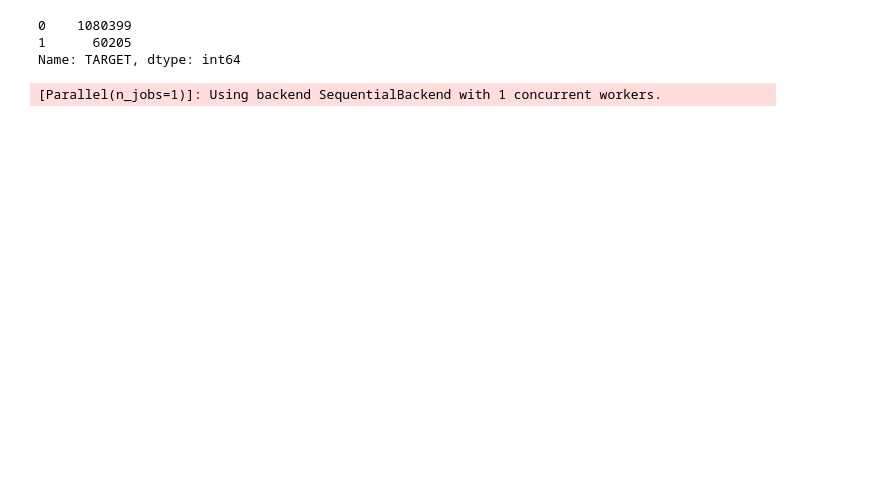
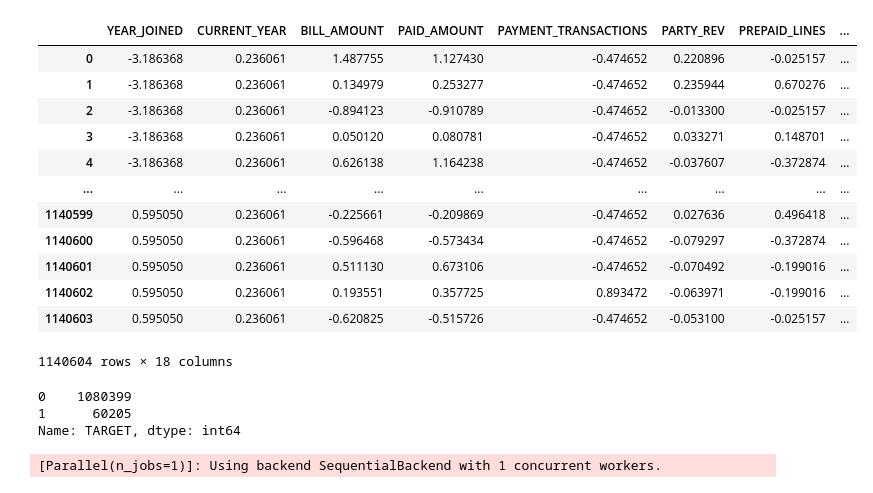
Before and after one commit to new-superuser-alt9193/DeepLearning, a Jupyter notebook: crisp_dm/modeling/churn_logisticregression.ipynb, the cells around one changed output. Saved outputs shown, nothing was run; the diff lists cells and outputs as text; code cells hidden in the pictures; blank space fills up the shorter version.

```diff
--- a/crisp_dm/modeling/churn_logisticregression.ipynb
+++ b/crisp_dm/modeling/churn_logisticregression.ipynb
@@ -28,3 +35,20 @@ x
+# %%
+x = pd.DataFrame(x, columns= columns)
+x
+# %% [output]
+|  | YEAR_JOINED | CURRENT_YEAR | BILL_AMOUNT | PAID_AMOUNT | PAYMENT_TRANSACTIONS | PARTY_REV | PREPAID_LINES | ... |
+| 0 | -3.186368 | 0.236061 | 1.487755 | 1.127430 | -0.474652 | 0.220896 | -0.025157 | ... |
+| 1 | -3.186368 | 0.236061 | 0.134979 | 0.253277 | -0.474652 | 0.235944 | 0.670276 | ... |
+| 2 | -3.186368 | 0.236061 | -0.894123 | -0.910789 | -0.474652 | -0.013300 | -0.025157 | ... |
+| 3 | -3.186368 | 0.236061 | 0.050120 | 0.080781 | -0.474652 | 0.033271 | 0.148701 | ... |
+| 4 | -3.186368 | 0.236061 | 0.626138 | 1.164238 | -0.474652 | -0.037607 | -0.372874 | ... |
+| ... | ... | ... | ... | ... | ... | ... | ... | ... |
+| 1140599 | 0.595050 | 0.236061 | -0.225661 | -0.209869 | -0.474652 | 0.027636 | 0.496418 | ... |
+| 1140600 | 0.595050 | 0.236061 | -0.596468 | -0.573434 | -0.474652 | -0.079297 | -0.372874 | ... |
+| 1140601 | 0.595050 | 0.236061 | 0.511130 | 0.673106 | -0.474652 | -0.070492 | -0.199016 | ... |
+| 1140602 | 0.595050 | 0.236061 | 0.193551 | 0.357725 | 0.893472 | -0.063971 | -0.199016 | ... |
+| 1140603 | 0.595050 | 0.236061 | -0.620825 | -0.515726 | -0.474652 | -0.053100 | -0.025157 | ... |
+1140604 rows × 18 columns
 # %%
 y.value_counts()
 # %% [output]
```
Also changed, not shown: parts of 11 cells of this notebook.
